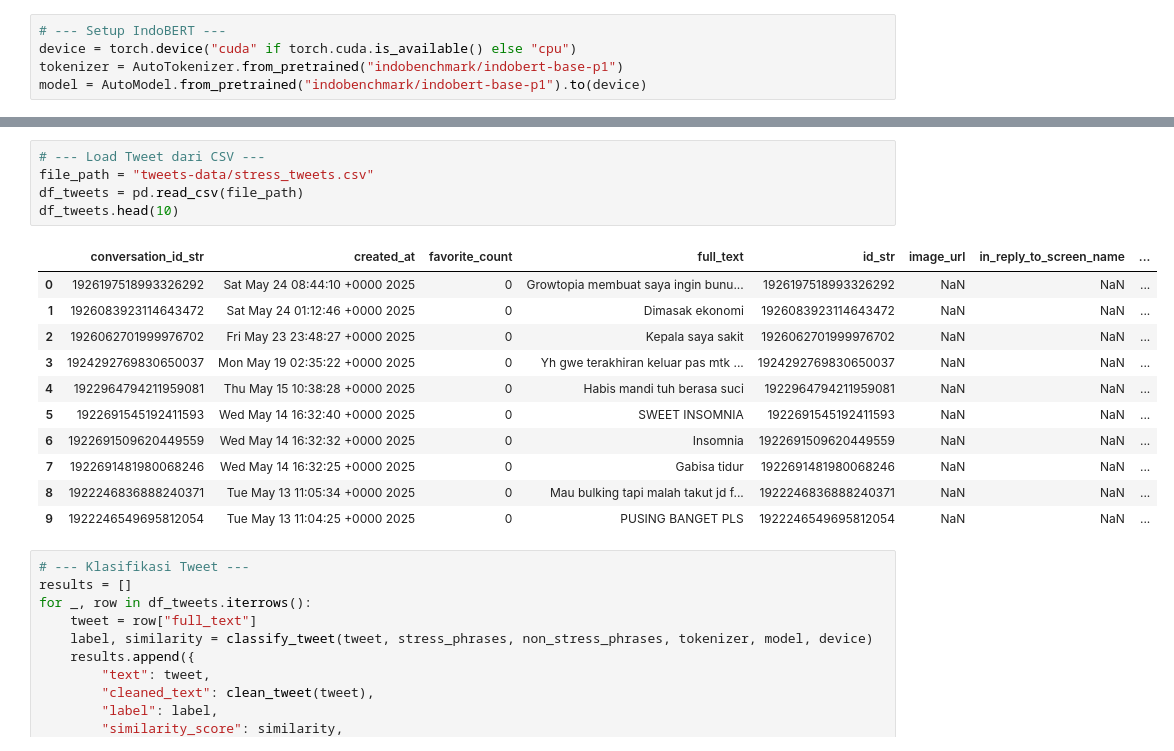
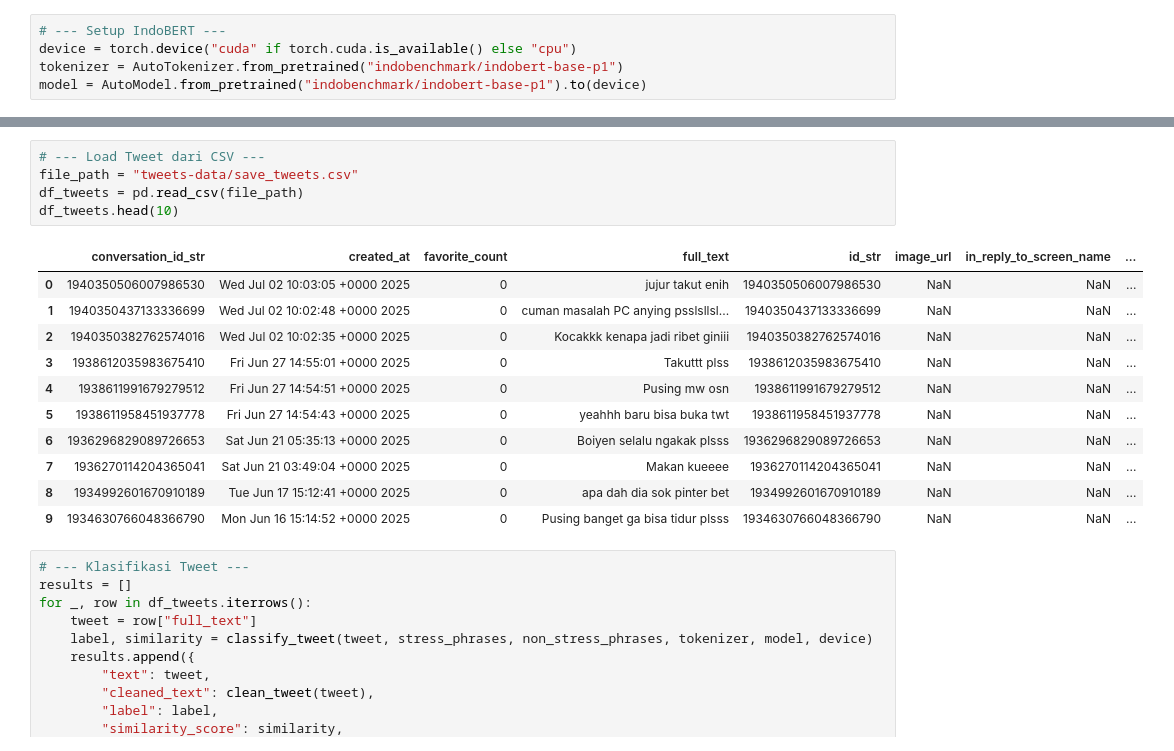
Before and after one commit to mrafi-aditya/Stress-Detection-Web-ML, a Jupyter notebook: analysis.ipynb, the cells around one changed output, grey strips where cells are left out. Saved outputs shown, nothing was run; the diff lists cells and outputs as text.

```diff
--- a/analysis.ipynb
+++ b/analysis.ipynb
@@ -103,21 +101,21 @@ df_stress.head(10)
 | 9 | udah nangis tapi tetap harapan palsu | stres |
 # %%
 # --- Load Tweet dari CSV ---
-file_path = "tweets-data/stress_tweets.csv"
+file_path = "tweets-data/save_tweets.csv"
 df_tweets = pd.read_csv(file_path)
 df_tweets.head(10)
 # %% [output]
 |  | conversation_id_str | created_at | favorite_count | full_text | id_str | image_url | in_reply_to_screen_name | ... |
-| 0 | 1926197518993326292 | Sat May 24 08:44:10 +0000 2025 | 0 | Growtopia membuat saya ingin bunu... | 1926197518993326292 | NaN | NaN | ... |
-| 1 | 1926083923114643472 | Sat May 24 01:12:46 +0000 2025 | 0 | Dimasak ekonomi | 1926083923114643472 | NaN | NaN | ... |
-| 2 | 1926062701999976702 | Fri May 23 23:48:27 +0000 2025 | 0 | Kepala saya sakit | 1926062701999976702 | NaN | NaN | ... |
-| 3 | 1924292769830650037 | Mon May 19 02:35:22 +0000 2025 | 0 | Yh gwe terakhiran keluar pas mtk ... | 1924292769830650037 | NaN | NaN | ... |
-| 4 | 1922964794211959081 | Thu May 15 10:38:28 +0000 2025 | 0 | Habis mandi tuh berasa suci | 1922964794211959081 | NaN | NaN | ... |
-| 5 | 1922691545192411593 | Wed May 14 16:32:40 +0000 2025 | 0 | SWEET INSOMNIA | 1922691545192411593 | NaN | NaN | ... |
-| 6 | 1922691509620449559 | Wed May 14 16:32:32 +0000 2025 | 0 | Insomnia | 1922691509620449559 | NaN | NaN | ... |
-| 7 | 1922691481980068246 | Wed May 14 16:32:25 +0000 2025 | 0 | Gabisa tidur | 1922691481980068246 | NaN | NaN | ... |
-| 8 | 1922246836888240371 | Tue May 13 11:05:34 +0000 2025 | 0 | Mau bulking tapi malah takut jd f... | 1922246836888240371 | NaN | NaN | ... |
-| 9 | 1922246549695812054 | Tue May 13 11:04:25 +0000 2025 | 0 | PUSING BANGET PLS | 1922246549695812054 | NaN | NaN | ... |
+| 0 | 1940350506007986530 | Wed Jul 02 10:03:05 +0000 2025 | 0 | jujur takut enih | 1940350506007986530 | NaN | NaN | ... |
+| 1 | 1940350437133336699 | Wed Jul 02 10:02:48 +0000 2025 | 0 | cuman masalah PC anying psslsllsl... | 1940350437133336699 | NaN | NaN | ... |
+| 2 | 1940350382762574016 | Wed Jul 02 10:02:35 +0000 2025 | 0 | Kocakkk kenapa jadi ribet giniii | 1940350382762574016 | NaN | NaN | ... |
+| 3 | 1938612035983675410 | Fri Jun 27 14:55:01 +0000 2025 | 0 | Takuttt plss | 1938612035983675410 | NaN | NaN | ... |
+| 4 | 1938611991679279512 | Fri Jun 27 14:54:51 +0000 2025 | 0 | Pusing mw osn | 1938611991679279512 | NaN | NaN | ... |
+| 5 | 1938611958451937778 | Fri Jun 27 14:54:43 +0000 2025 | 0 | yeahhh baru bisa buka twt | 1938611958451937778 | NaN | NaN | ... |
+| 6 | 1936296829089726653 | Sat Jun 21 05:35:13 +0000 2025 | 0 | Boiyen selalu ngakak plsss | 1936296829089726653 | NaN | NaN | ... |
+| 7 | 1936270114204365041 | Sat Jun 21 03:49:04 +0000 2025 | 0 | Makan kueeee | 1936270114204365041 | NaN | NaN | ... |
+| 8 | 1934992601670910189 | Tue Jun 17 15:12:41 +0000 2025 | 0 | apa dah dia sok pinter bet | 1934992601670910189 | NaN | NaN | ... |
+| 9 | 1934630766048366790 | Mon Jun 16 15:14:52 +0000 2025 | 0 | Pusing banget ga bisa tidur plsss | 1934630766048366790 | NaN | NaN | ... |
 # %%
 # --- Klasifikasi Tweet ---
 results = []
```
Also changed, not shown: parts of 7 cells of this notebook.
